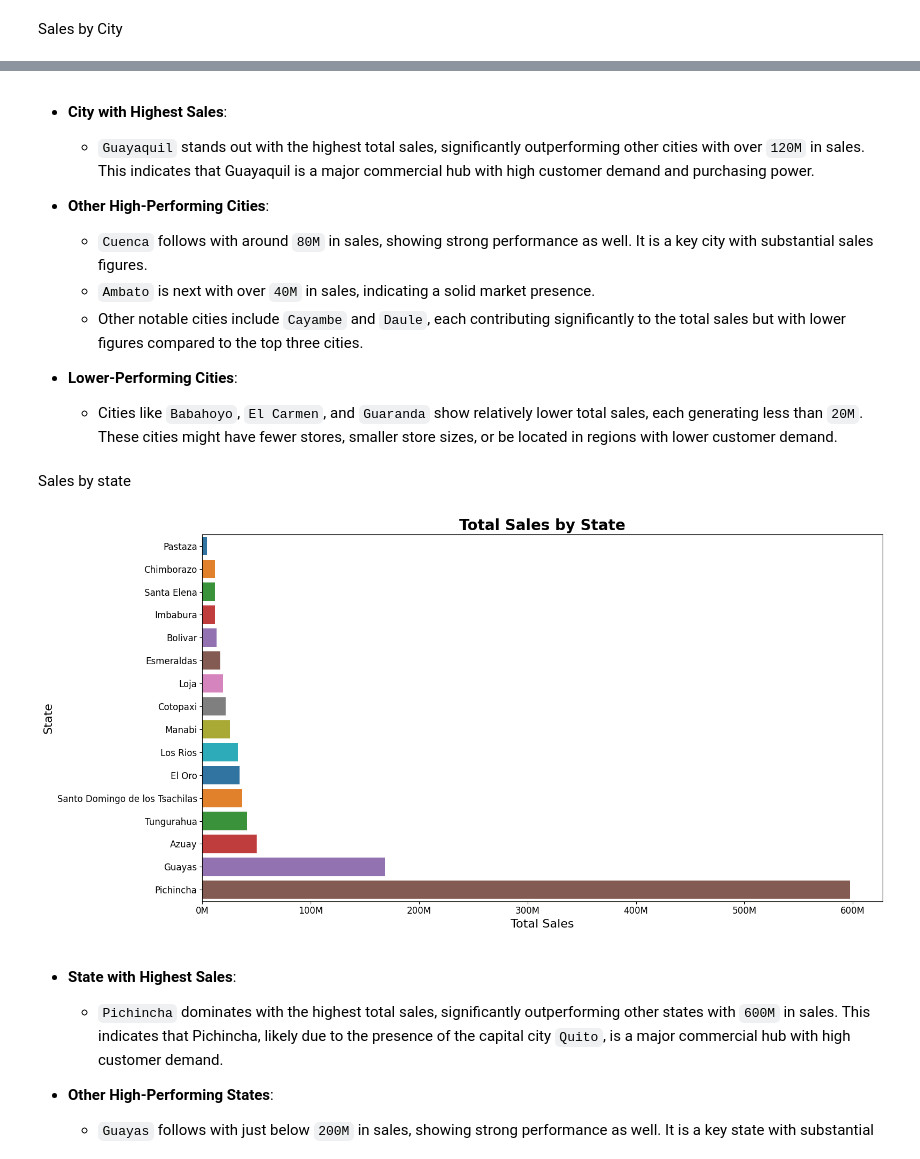
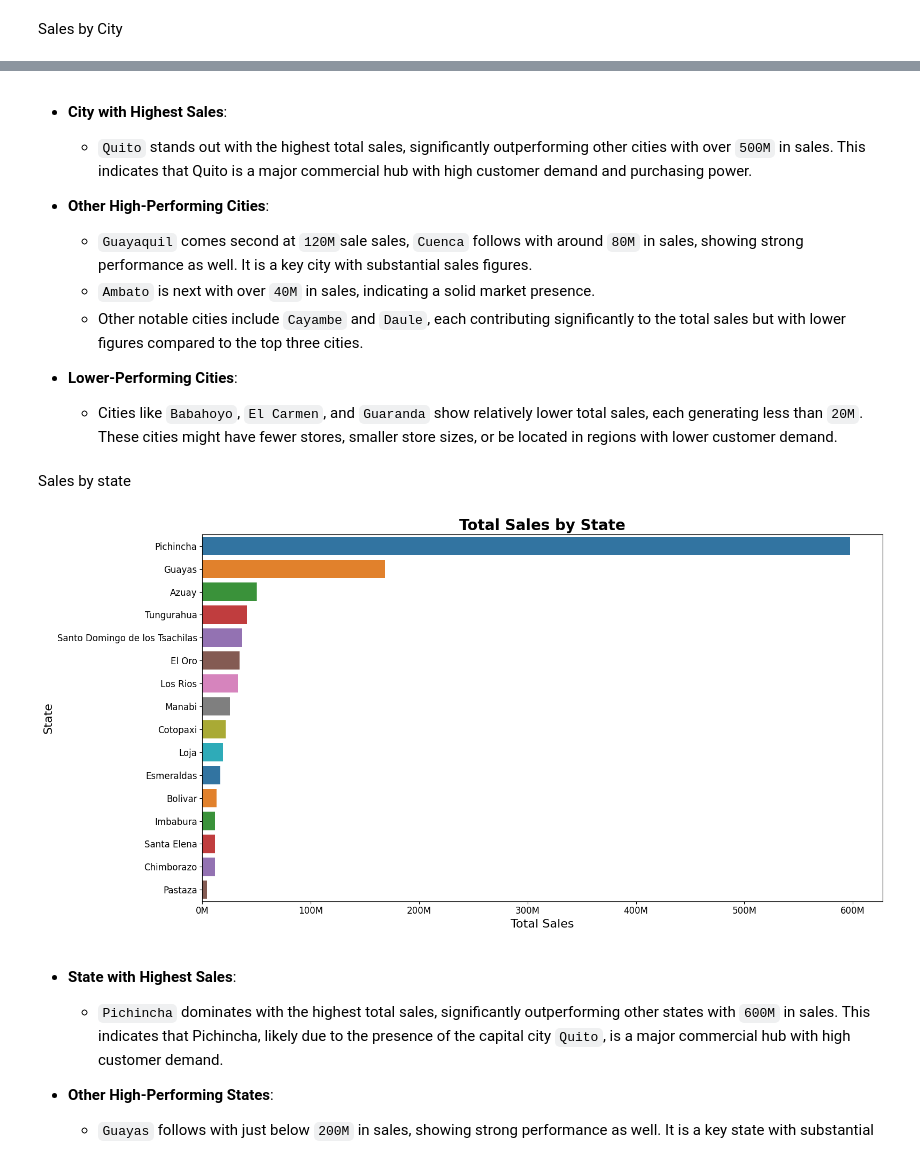
Before and after one commit to elishastanley/Demand-Forecasting-Optimization-for-Corporation-Favorita-A-Time-Series-Regression-ML-Approach, a Jupyter notebook: Notebooks/main.ipynb, the cells around one changed output, grey strips where cells are left out. Saved outputs shown, nothing was run; the diff lists cells and outputs as text; code cells hidden in the pictures.

```diff
--- a/Notebooks/main.ipynb
+++ b/Notebooks/main.ipynb
@@ -561,6 +538,0 @@ memory usage: 167.2+ KB
-# %%
-# adding replaced dates to our train data
-train_merged = pd.concat([train_merged, replace_dates_df], ignore_index=True)
-
-missing_dates = pd.date_range(start='2013-01-01', end='2017-08-15').difference(train_merged.date)
-missing_dates
@@ -779,9 +749,9 @@ plt.show()
 # %% [markdown]
 - **City with Highest Sales**:
-  - `Guayaquil` stands out with the highest total sales, significantly outperforming other cities with over `120M` in sales. This indicates that Guayaquil is a major commercial hub with high customer demand and purchasing power.
+  - `Quito` stands out with the highest total sales, significantly outperforming other cities with over `500M` in sales. This indicates that Quito is a major commercial hub with high customer demand and purchasing power.
 
 - **Other High-Performing Cities**:
-  - `Cuenca` follows with around `80M` in sales, showing strong performance as well. It is a key city with substantial sales figures.
+  - `Guayaquil` comes second at `120M`sale sales, `Cuenca` follows with around `80M` in sales, showing strong performance as well. It is a key city with substantial sales figures.
   - `Ambato` is next with over `40M` in sales, indicating a solid market presence.
   - Other notable cities include `Cayambe` and `Daule`, each contributing significantly to the total sales but with lower figures compared to the top three cities.
 
@@ -792,22 +762,22 @@ Sales by state
 # %%
 # Grouping by state and calculate total sales
 state_sales = train_merged.groupby('state')['sales'].sum().reset_index()
-state_sales = state_sales.sort_values(by='sales', ascending=True)
+state_sales = state_sales.sort_values(by='sales', ascending=False)
 
 # Plotting total sales by state
 plt.figure(figsize=(16, 8))
 sns.barplot(x='sales', y='state', data=state_sales,
             palette=palette, orient='h')
 plt.title('Total Sales by State', fontsize=20, weight='bold')
 plt.xlabel('Total Sales', fontsize=16)
 plt.ylabel('State', fontsize=16)
 plt.gca().get_xaxis().set_major_formatter(plt.FuncFormatter(millions))
 plt.xticks(fontsize=12)
 plt.yticks(fontsize=12)
 plt.tight_layout()
 plt.show()
 # %% [output]
-[figure, old version]
+[figure, new version]
 # %% [markdown]
 - **State with Highest Sales**:
   - `Pichincha` dominates with the highest total sales, significantly outperforming other states with `600M` in sales. This indicates that Pichincha, likely due to the presence of the capital city `Quito`, is a major commercial hub with high customer demand.
```
Also changed, not shown: parts of 16 cells of this notebook.
